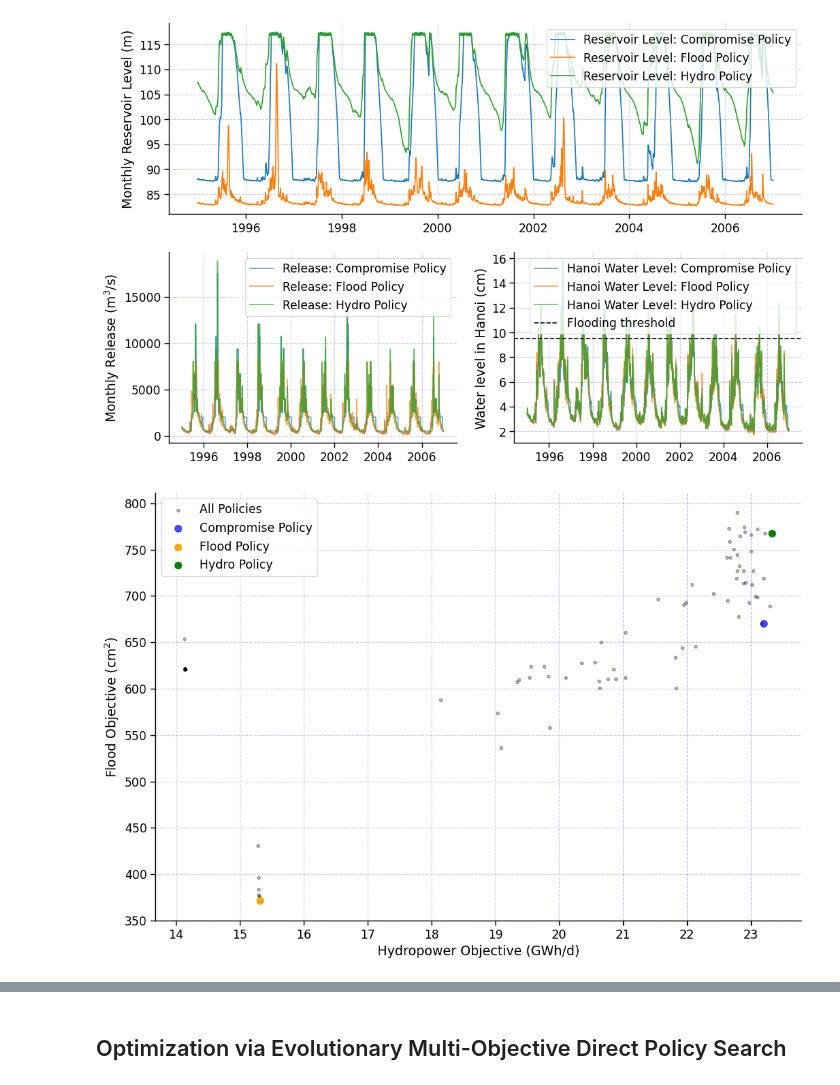
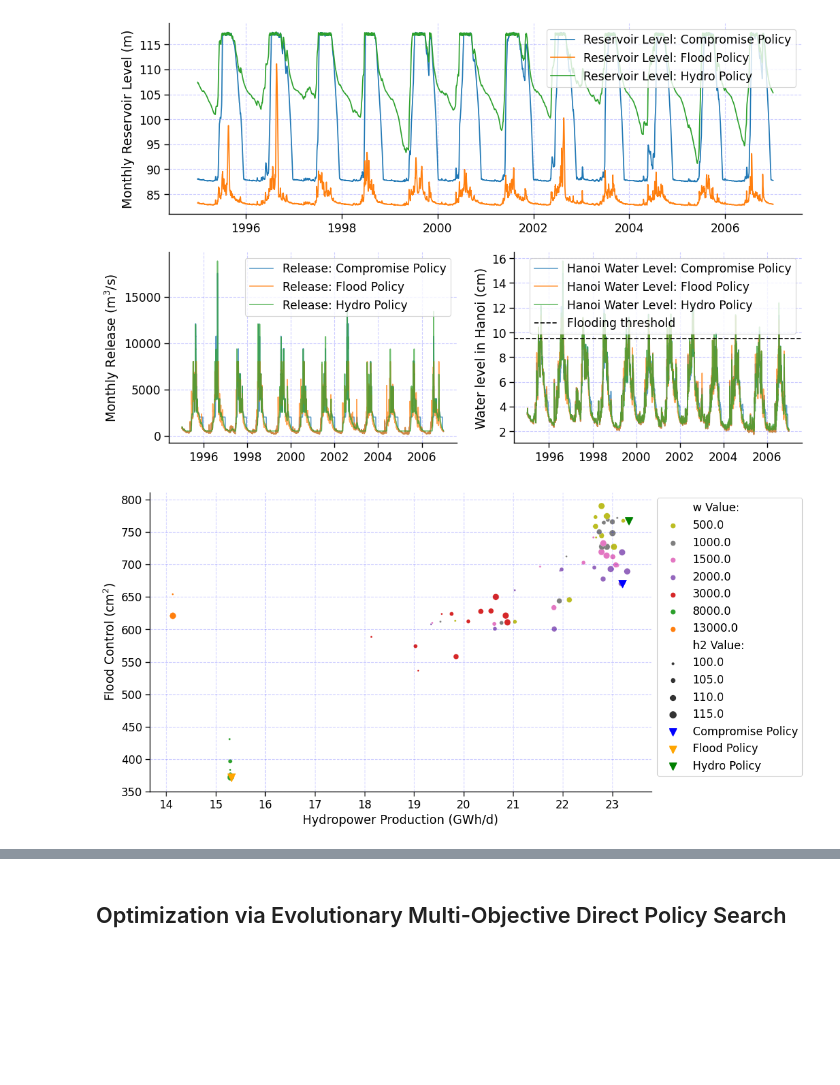
Before and after one commit to CooperBigFoot/optimal-wat-allocation, a Jupyter notebook: code/eda.ipynb, the cells around one changed output, grey strips where cells are left out. Drawn from its saved outputs; the diff is of its cells as text; code cells hidden in the pictures; blank space fills up the shorter version.

```diff
--- a/code/eda.ipynb
+++ b/code/eda.ipynb
@@ -221,25 +249,81 @@ plot_policy_ts(
 [figure]
 [figure]
 # %%
-df = pd.read_csv('/Users/cooper/Desktop/optimal-wat-allocation/84_policies/policy_summary.csv')
+df = pd.read_csv(
+    "/Users/cooper/Desktop/optimal-wat-allocation/84_policies/policy_summary.csv"
+)
 
-df = df.iloc[:,-2:].reset_index(drop=True)
+# Process data
+df = df.iloc[:, -2:].reset_index(drop=True)
+merge_df = df.merge(policies_df, left_index=True, right_index=True)
+merge_df["h1"] = merge_df["Policy"].apply(lambda x: x[0])
+merge_df["h2"] = merge_df["Policy"].apply(lambda x: x[1])
+merge_df["m1"] = merge_df["Policy"].apply(lambda x: x[2])
+merge_df["m2"] = merge_df["Policy"].apply(lambda x: x[3])
+merge_df["w"] = merge_df["Policy"].apply(lambda x: x[-1])
+
+# Create dummy columns for example
+merge_df["w Value:"] = merge_df["w"]
+merge_df["h2 Value:"] = merge_df["h2"]
+merge_df["m2 Value:"] = merge_df["m2"]
 
 output_destination = "/Users/cooper/Desktop/optimal-wat-allocation/images/compromise_flood_hydro_policies_scatter.png"
 
-plt.scatter(df['Hydropower Objective'], df['Flood Objective'], c='black', s=10, alpha=0.3, label='All Policies')
-plt.scatter(compromise['OF_hydro'], compromise['OF_flood'], c='#0000FF', s=50, label='Compromise Policy', alpha=0.7)
-plt.scatter(flood['OF_hydro'], flood['OF_flood'], c='orange', s=50, label='Flood Policy')
-plt.scatter(hydro['OF_hydro'], hydro['OF_flood'], c='green', s=50, label='Hydro Policy')
-plt.xlabel('Hydropower Objective (GWh/d)')
-plt.ylabel('Flood Objective (cm$^2$)')
+hue_order = merge_df["w Value:"].unique()
+custom_palette = dict(zip(hue_order, sns.color_palette("tab10_r", len(hue_order))))
+
+# Plot
+plt.figure(figsize=(10, 6))
+
+scatter = sns.scatterplot(
+    data=merge_df,
+    x="Hydropower Objective",
+    y="Flood Objective",
+    hue="w Value:",
+    size="h2 Value:",
+    # style="m2 Value",
+    palette=custom_palette,
+    sizes=(5, 50),
+    legend="full",
+)
+
+# Adding specific policies
+plt.scatter(
+    compromise["OF_hydro"],
+    compromise["OF_flood"],
+    c="#0000FF",
+    s=70,
+    label="Compromise Policy",
+    marker="v",
+)
+plt.scatter(
+    flood["OF_hydro"],
+    flood["OF_flood"],
+    c="orange",
+    s=70,
+    label="Flood Policy",
+    marker="v",
+)
+plt.scatter(
+    hydro["OF_hydro"],
+    hydro["OF_flood"],
+    c="green",
+    s=70,
+    label="Hydro Policy",
+    marker="v",
+)
+
+# Labels and Legend
+plt.xlabel("Hydropower Production (GWh/d)")
+plt.ylabel("Flood Control (cm$^2$)")
 sns.despine()
-plt.legend()
+plt.legend(loc="upper left", bbox_to_anchor=(1, 1), ncol=1)
 plt.grid(alpha=0.2, linestyle="--", color="#0000FF")
 
+# Axis ticks
 plt.xticks(range(14, 24, 1))
 plt.yticks(range(350, 850, 50))
-plt.savefig(output_destination, bbox_inches='tight', dpi=300)
+plt.savefig(output_destination, bbox_inches="tight", dpi=300)
 plt.show()
 # %% [output]
-[figure, old version]
+[figure, new version]
```
Also changed, not shown: parts of 13 cells of this notebook, 2 other files.
